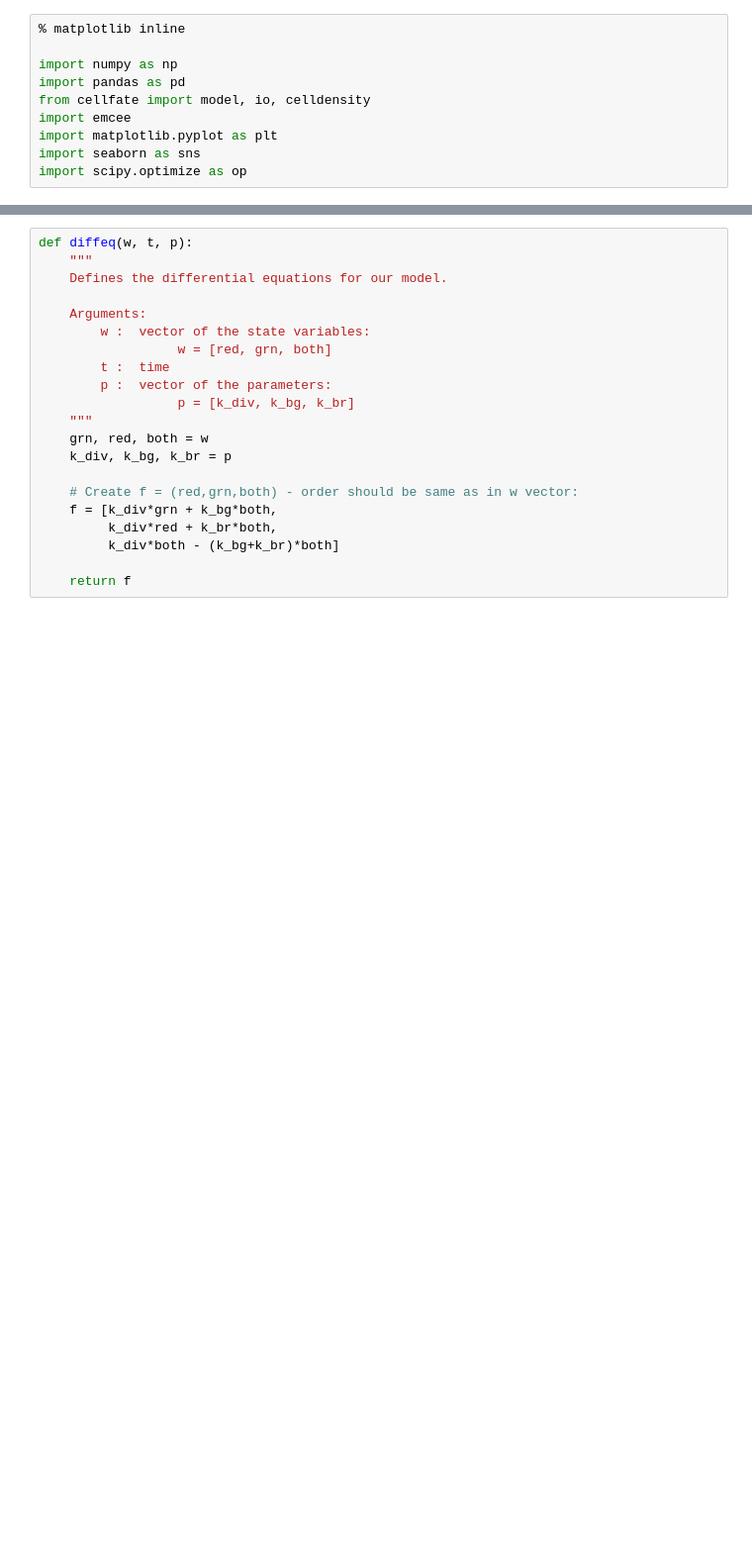
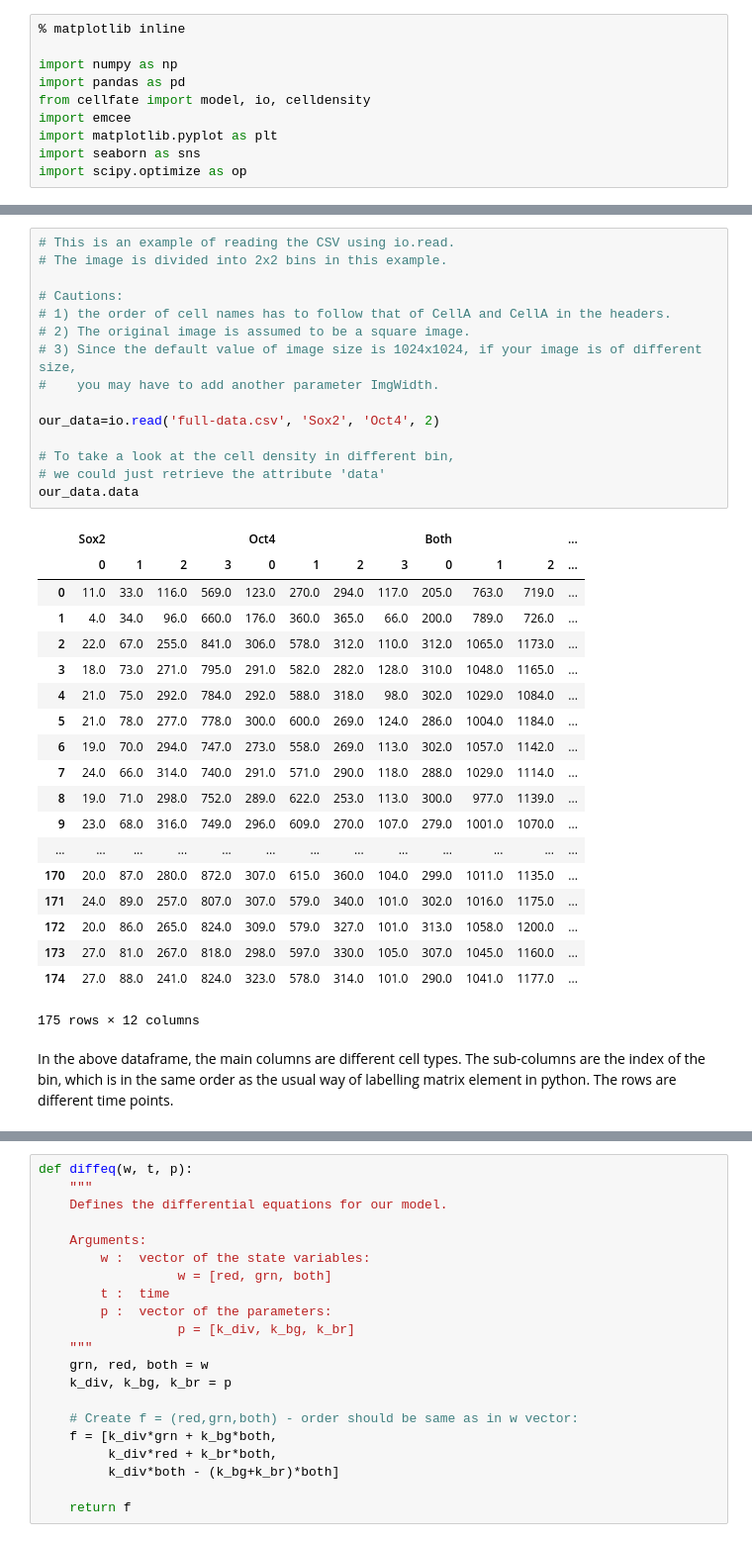
Before and after one commit to tessadgreen/cellfate, a Jupyter notebook: Tutorial.ipynb, the cells around one changed output, grey strips where cells are left out. Shown at 99% size. Cells and saved outputs as stored; diff of their text form; blank space fills up the shorter version.

```diff
--- a/Tutorial.ipynb
+++ b/Tutorial.ipynb
@@ -50,0 +54,37 @@ our_data.plotMap()
+# %%
+# This is an example of reading the CSV using io.read.
+# The image is divided into 2x2 bins in this example.
+
+# Cautions:
+# 1) the order of cell names has to follow that of CellA and CellA in the headers.
+# 2) The original image is assumed to be a square image.
+# 3) Since the default value of image size is 1024x1024, if your image is of different size,
+#    you may have to add another parameter ImgWidth.
+
+our_data=io.read('full-data.csv', 'Sox2', 'Oct4', 2)
+
+# To take a look at the cell density in different bin,
+# we could just retrieve the attribute 'data'
+our_data.data
+# %% [output]
+|  | Sox2 |  |  |  | Oct4 |  |  |  | Both |  |  | ... |
+|  | 0 | 1 | 2 | 3 | 0 | 1 | 2 | 3 | 0 | 1 | 2 | ... |
+| 0 | 11.0 | 33.0 | 116.0 | 569.0 | 123.0 | 270.0 | 294.0 | 117.0 | 205.0 | 763.0 | 719.0 | ... |
+| 1 | 4.0 | 34.0 | 96.0 | 660.0 | 176.0 | 360.0 | 365.0 | 66.0 | 200.0 | 789.0 | 726.0 | ... |
+| 2 | 22.0 | 67.0 | 255.0 | 841.0 | 306.0 | 578.0 | 312.0 | 110.0 | 312.0 | 1065.0 | 1173.0 | ... |
+| 3 | 18.0 | 73.0 | 271.0 | 795.0 | 291.0 | 582.0 | 282.0 | 128.0 | 310.0 | 1048.0 | 1165.0 | ... |
+| 4 | 21.0 | 75.0 | 292.0 | 784.0 | 292.0 | 588.0 | 318.0 | 98.0 | 302.0 | 1029.0 | 1084.0 | ... |
+| 5 | 21.0 | 78.0 | 277.0 | 778.0 | 300.0 | 600.0 | 269.0 | 124.0 | 286.0 | 1004.0 | 1184.0 | ... |
+| 6 | 19.0 | 70.0 | 294.0 | 747.0 | 273.0 | 558.0 | 269.0 | 113.0 | 302.0 | 1057.0 | 1142.0 | ... |
+| 7 | 24.0 | 66.0 | 314.0 | 740.0 | 291.0 | 571.0 | 290.0 | 118.0 | 288.0 | 1029.0 | 1114.0 | ... |
+| 8 | 19.0 | 71.0 | 298.0 | 752.0 | 289.0 | 622.0 | 253.0 | 113.0 | 300.0 | 977.0 | 1139.0 | ... |
+| 9 | 23.0 | 68.0 | 316.0 | 749.0 | 296.0 | 609.0 | 270.0 | 107.0 | 279.0 | 1001.0 | 1070.0 | ... |
+| ... | ... | ... | ... | ... | ... | ... | ... | ... | ... | ... | ... | ... |
+| 170 | 20.0 | 87.0 | 280.0 | 872.0 | 307.0 | 615.0 | 360.0 | 104.0 | 299.0 | 1011.0 | 1135.0 | ... |
+| 171 | 24.0 | 89.0 | 257.0 | 807.0 | 307.0 | 579.0 | 340.0 | 101.0 | 302.0 | 1016.0 | 1175.0 | ... |
+| 172 | 20.0 | 86.0 | 265.0 | 824.0 | 309.0 | 579.0 | 327.0 | 101.0 | 313.0 | 1058.0 | 1200.0 | ... |
+| 173 | 27.0 | 81.0 | 267.0 | 818.0 | 298.0 | 597.0 | 330.0 | 105.0 | 307.0 | 1045.0 | 1160.0 | ... |
+| 174 | 27.0 | 88.0 | 241.0 | 824.0 | 323.0 | 578.0 | 314.0 | 101.0 | 290.0 | 1041.0 | 1177.0 | ... |
+175 rows × 12 columns
+# %% [markdown]
+In the above dataframe, the main columns are different cell types. The sub-columns are the index of the bin, which is in the same order as the usual way of labelling matrix element in python. The rows are different time points.
```
Also changed, not shown: parts of 12 cells of this notebook.
